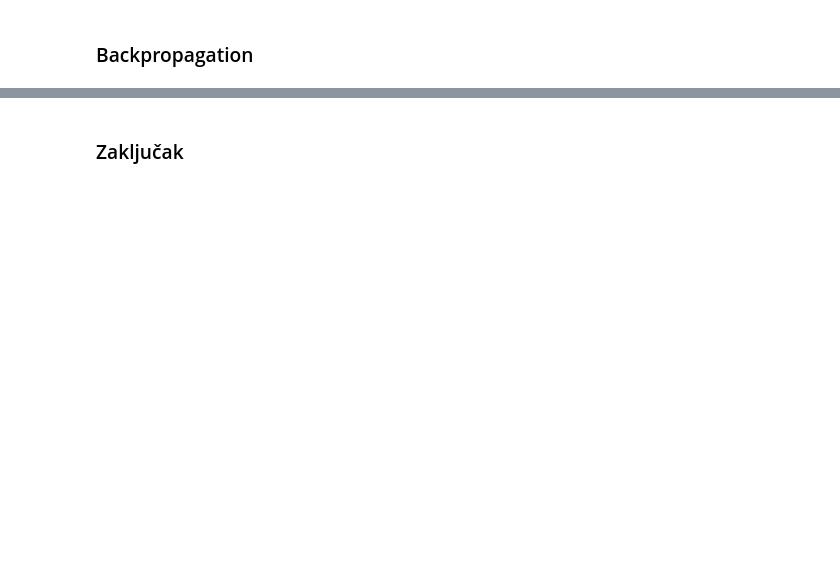
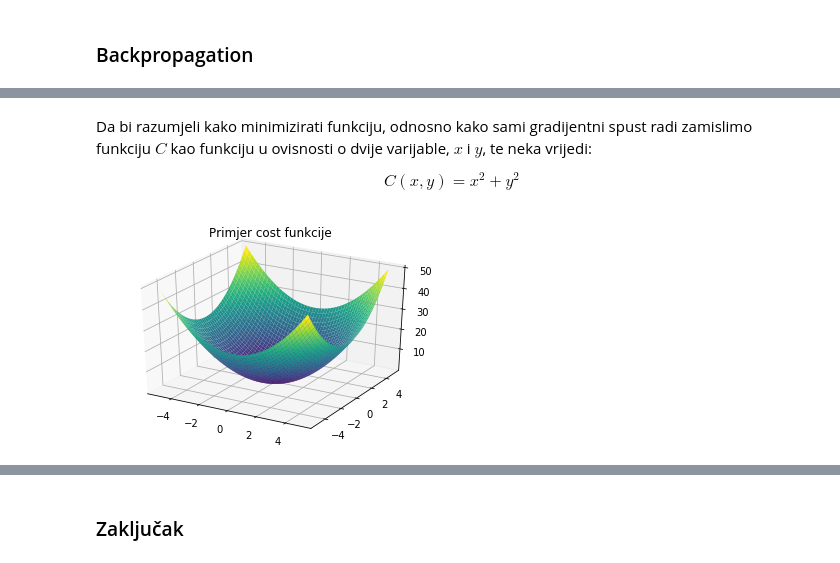
Before and after one commit to mperos/NeuralNet-Implementation, a Jupyter notebook: Backpropagation.ipynb, the cells around one changed output, grey strips where cells are left out. Saved outputs shown, nothing was run; the diff lists cells and outputs as text; code cells hidden in the pictures; blank space fills up the shorter version.

```diff
--- a/Backpropagation.ipynb
+++ b/Backpropagation.ipynb
@@ -169,0 +190,22 @@ Gornji primjer sastoji se od ulaznog sloja sa tri neurona, dva skrivena sloja sa
+# %% [markdown]
+<p> Da bi razumjeli kako minimizirati funkciju, odnosno kako sami gradijentni spust radi zamislimo funkciju $C$ kao funkciju u ovisnosti o dvije varijable, $x$ i $y$, te neka vrijedi: </p>
+
+$$ C(x, y) = x^2 + y^2 $$
+# %%
+# Primjer cost funkcije
+def cost(x, y):
+    """ cost(x, y) = x^2 + y^2 """
+    return (np.add(np.square(x), np.square(y)))
+# %%
+ax3 = plt.axes(projection='3d')
+
+x = np.linspace(-5, 5, num = 50)
+y = np.linspace(-5, 5, num = 50)
+xx, yy = np.meshgrid(x, y)
+
+ax3.plot_surface(xx, yy, cost(xx, yy), rstride=1, cstride=1, cmap='viridis')
+ax3.set_title('Primjer cost funkcije')
+
+plt.show()
+# %% [output]
+[figure, added]
```
Also changed, not shown: parts of 9 cells of this notebook.
